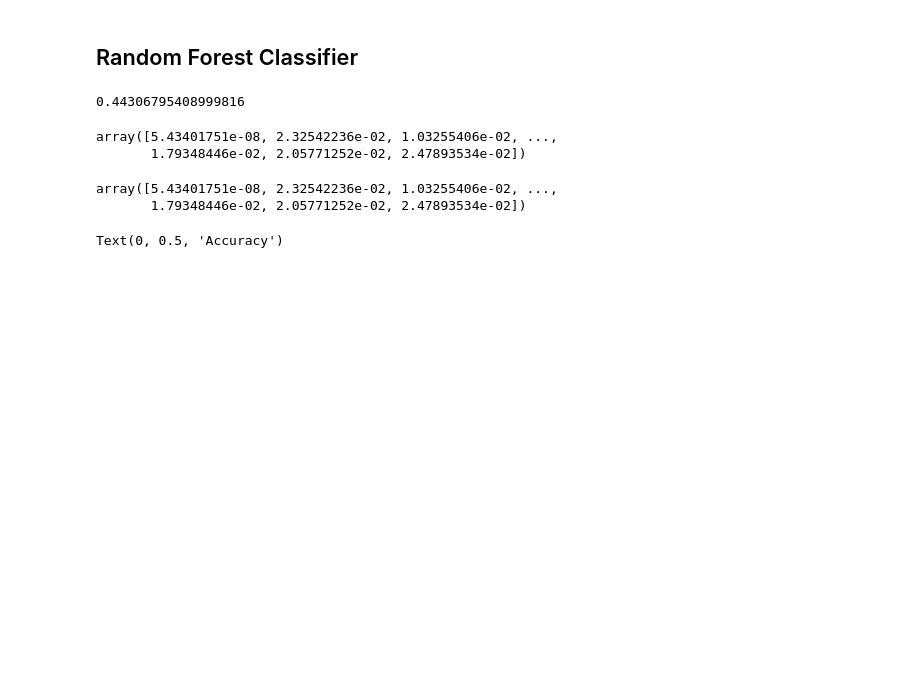
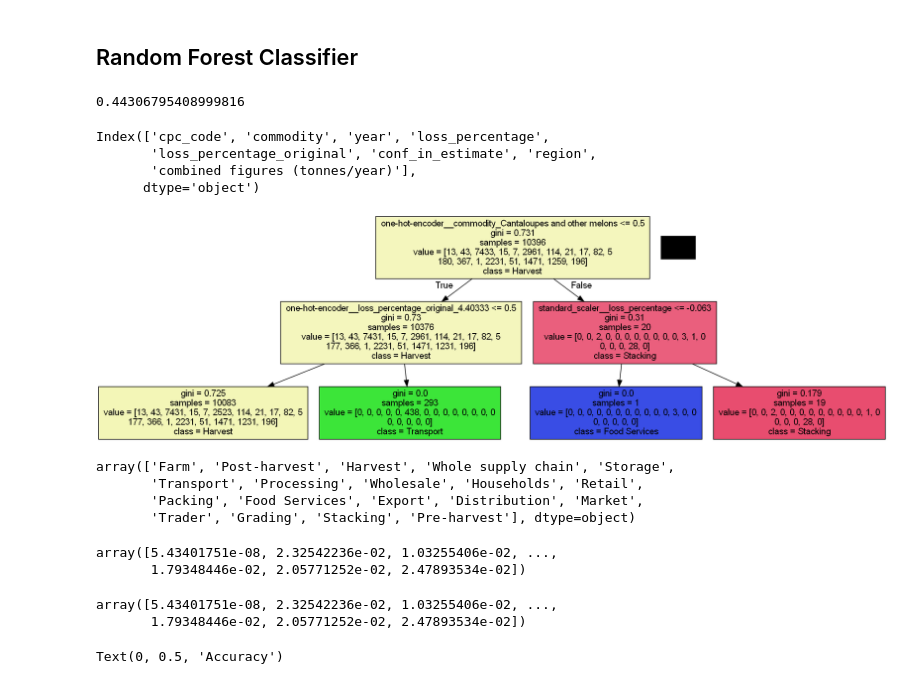
Before and after one commit to AlbertNg02/food-insecurity-prediction, a Jupyter notebook: data_explore.ipynb, the cells around one changed output. Drawn from its saved outputs; the diff is of its cells as text; code cells hidden in the pictures; blank space fills up the shorter version.

Commit message:
tree viz

```diff
--- a/data_explore.ipynb
+++ b/data_explore.ipynb
@@ -383,10 +381,47 @@ SyntaxError: invalid syntax (2032964154.py, line 1)
 from sklearn.ensemble import RandomForestClassifier
 
 rfc_model = make_pipeline(preprocessor, RandomForestClassifier(max_depth=2, random_state=0))
-_ = rfc_model.fit(data_train, target_train)
+clf = rfc_model.fit(data_train, target_train)
 rfc_model.score(data_test, target_test)
 # %% [output]
 0.44306795408999816
+# %%
+data_train.columns
+# %% [output]
+Index(['cpc_code', 'commodity', 'year', 'loss_percentage',
+       'loss_percentage_original', 'conf_in_estimate', 'region',
+       'combined figures (tonnes/year)'],
+      dtype='object')
+# %%
+from sklearn.tree import export_graphviz
+import pydotplus
+from IPython.display import Image
+
+# Extract a single decision tree from the random forest
+tree = rfc_model.named_steps['randomforestclassifier'].estimators_[0]
+
+# Extract feature names after preprocessing
+preprocessed_columns = rfc_model.named_steps['columntransformer'].get_feature_names_out(input_features=data_train.columns)
+
+#export_graphviz(tree, out_file='tree.dot', feature_names=data_train.columns,
+                #class_names=target_train.unique(), filled=True, rounded=True, special_characters=True)
+
+# dot file
+dot_data = export_graphviz(tree, feature_names=preprocessed_columns, class_names=target_train.unique(), filled=True,
+                                out_file=None)
+
+# convert the dot file to a png image
+graph = pydotplus.graph_from_dot_data(dot_data)
+Image(graph.create_png())
+# %% [output]
+[figure, added]
+# %%
+target_train.unique()
+# %% [output]
+array(['Farm', 'Post-harvest', 'Harvest', 'Whole supply chain', 'Storage',
+       'Transport', 'Processing', 'Wholesale', 'Households', 'Retail',
+       'Packing', 'Food Services', 'Export', 'Distribution', 'Market',
+       'Trader', 'Grading', 'Stacking', 'Pre-harvest'], dtype=object)
 # %%
 rfc_model.steps[1][1].feature_importances_
 # %% [output]
```
Also changed, not shown: parts of 3 cells of this notebook, 1 other file.
